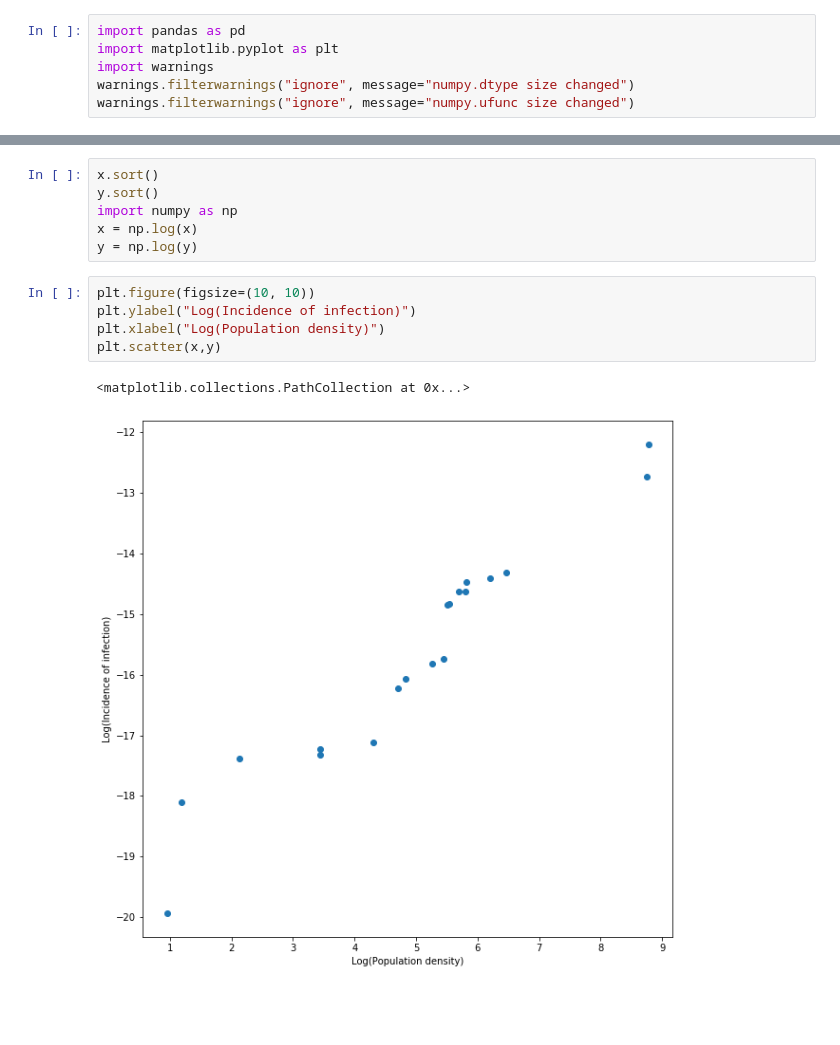
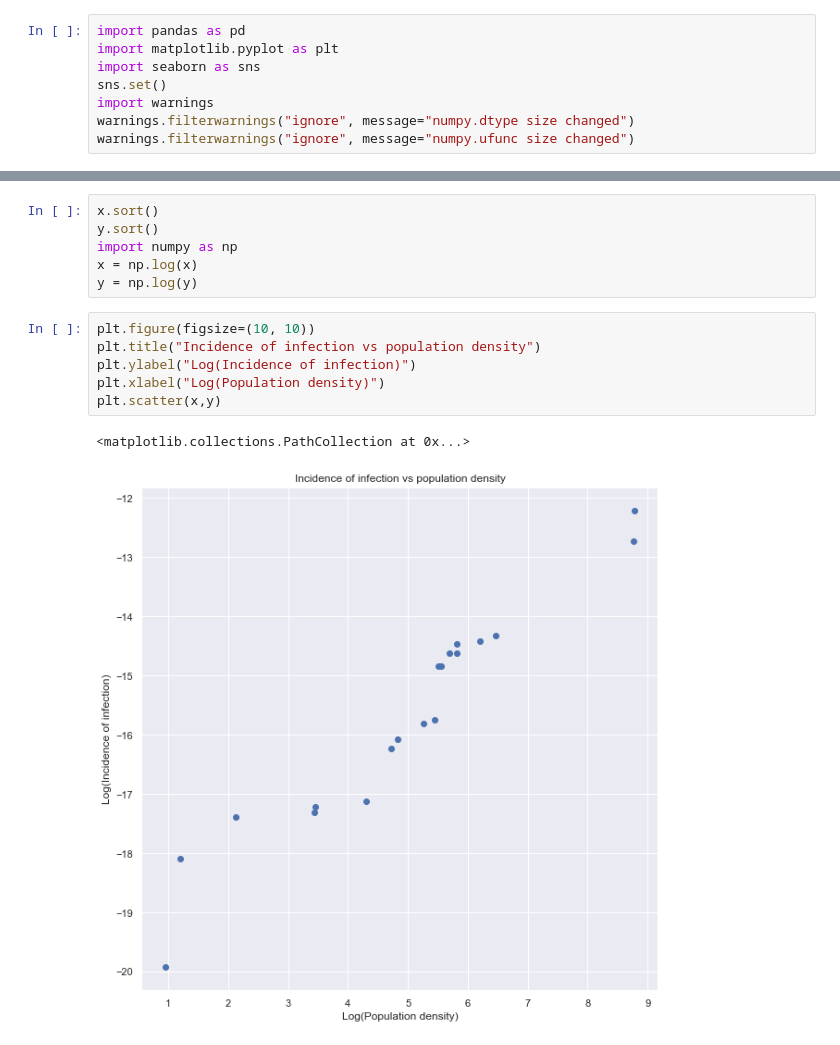
Before and after one commit to ugovaretto/corona, a Jupyter notebook: Corona.ipynb, the cells around one changed output, grey strips where cells are left out. Saved outputs shown, nothing was run; the diff lists cells and outputs as text; blank space fills up the shorter version.

Commit message:
Added title, enabled seaborn

```diff
--- a/Corona.ipynb
+++ b/Corona.ipynb
@@ -3,6 +3,8 @@
 # %%
 import pandas as pd
 import matplotlib.pyplot as plt
+import seaborn as sns
+sns.set()
 import warnings
 warnings.filterwarnings("ignore", message="numpy.dtype size changed")
 warnings.filterwarnings("ignore", message="numpy.ufunc size changed")
@@ -204,9 +206,10 @@ x = np.log(x)
 y = np.log(y)
 # %%
 plt.figure(figsize=(10, 10))
+plt.title("Incidence of infection vs population density")
 plt.ylabel("Log(Incidence of infection)")
 plt.xlabel("Log(Population density)")
 plt.scatter(x,y)
 # %% [output]
 <matplotlib.collections.PathCollection at 0x...>
-[figure, old version]
+[figure, new version]
```
Also changed, not shown: parts of 2 cells of this notebook.
